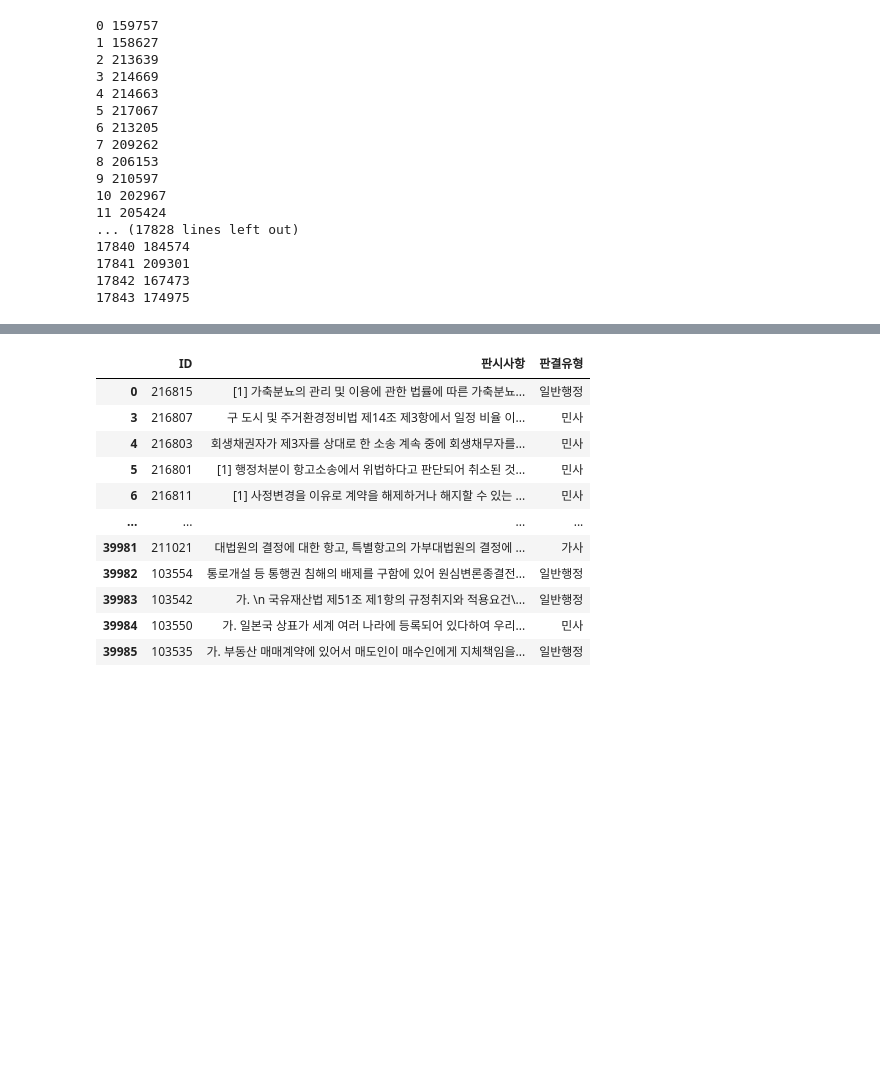
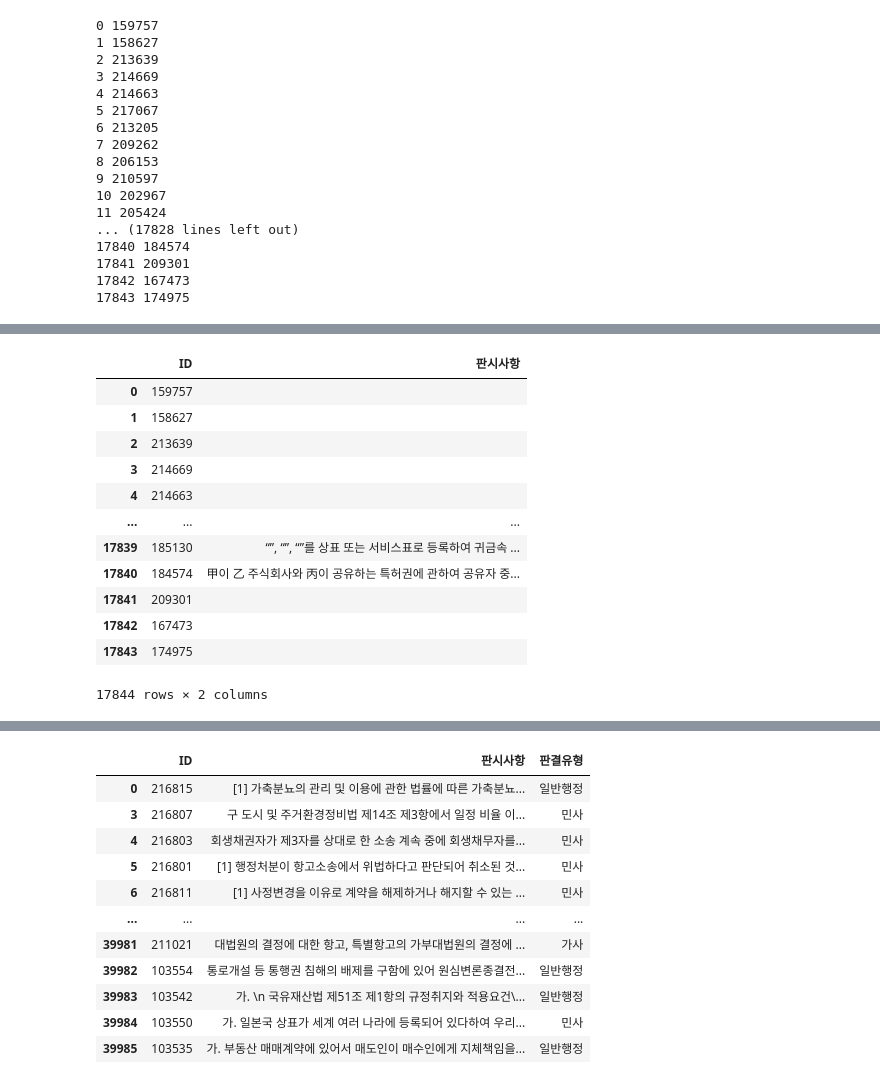
Before and after one commit to park1997/IndustrialSystemsEngineering_Project, a Jupyter notebook: TF-IDF_Vectorizer.ipynb, the cells around one changed output, grey strips where cells are left out. Saved outputs shown, nothing was run; the diff lists cells and outputs as text; code cells hidden in the pictures; blank space fills up the shorter version.

```diff
--- a/TF-IDF_Vectorizer.ipynb
+++ b/TF-IDF_Vectorizer.ipynb
@@ -244,6 +256,20 @@ ValueError: Can only compare identically-labeled Series objects
 # %%
 info_하등법령_df = pd.DataFrame(info_하등,columns = ["ID","판시사항"])
-info_하등법령_df["판결유형"] = 판례목록_하등_df["ID"]
+# info_하등법령_df["판결유형"] = 판례목록_하등_df["ID"]
 info_하등법령_df
+# %% [output]
+|  | ID | 판시사항 |
+| 0 | 159757 |  |
+| 1 | 158627 |  |
+| 2 | 213639 |  |
+| 3 | 214669 |  |
+| 4 | 214663 |  |
+| ... | ... | ... |
+| 17839 | 185130 | “”, “”, “”를 상표 또는 서비스표로 등록하여 귀금속 ... |
+| 17840 | 184574 | 甲이 乙 주식회사와 丙이 공유하는 특허권에 관하여 공유자 중... |
+| 17841 | 209301 |  |
+| 17842 | 167473 |  |
+| 17843 | 174975 |  |
+17844 rows × 2 columns
 # %%
 info_df = info_df.dropna(how="all")
```
Also changed, not shown: parts of 26 cells of this notebook, 2 other files.
